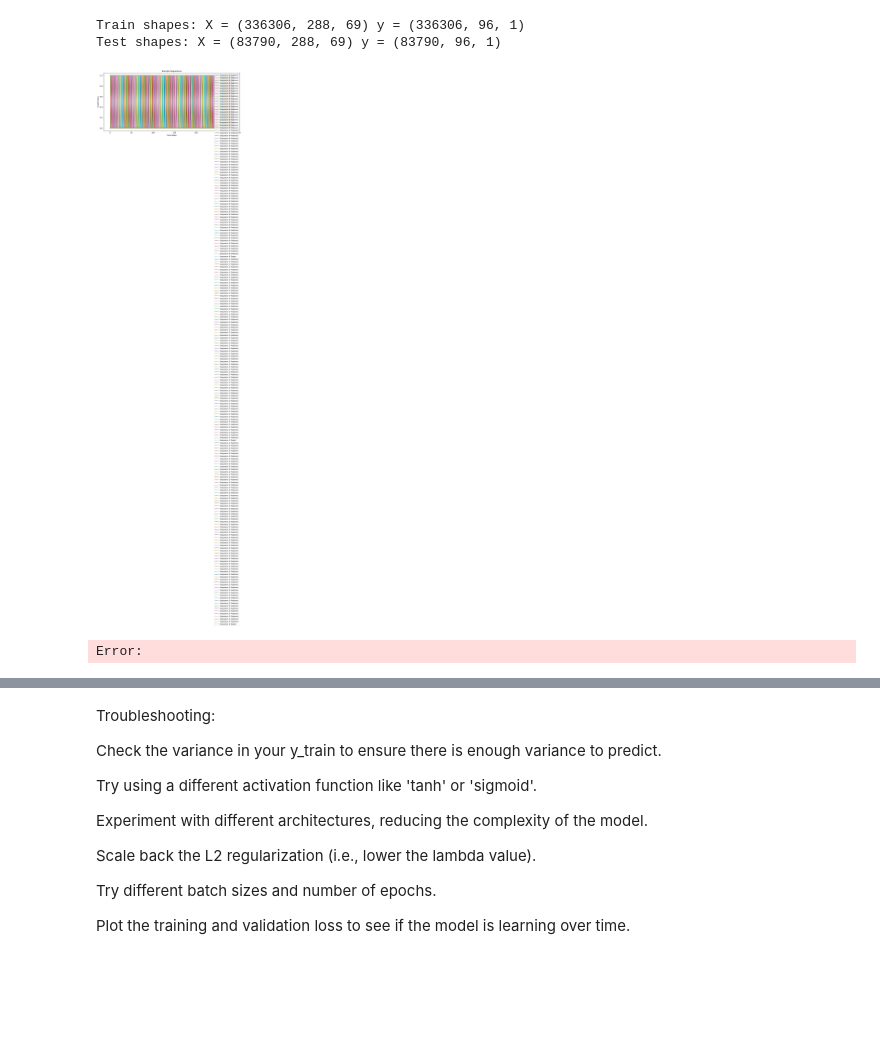
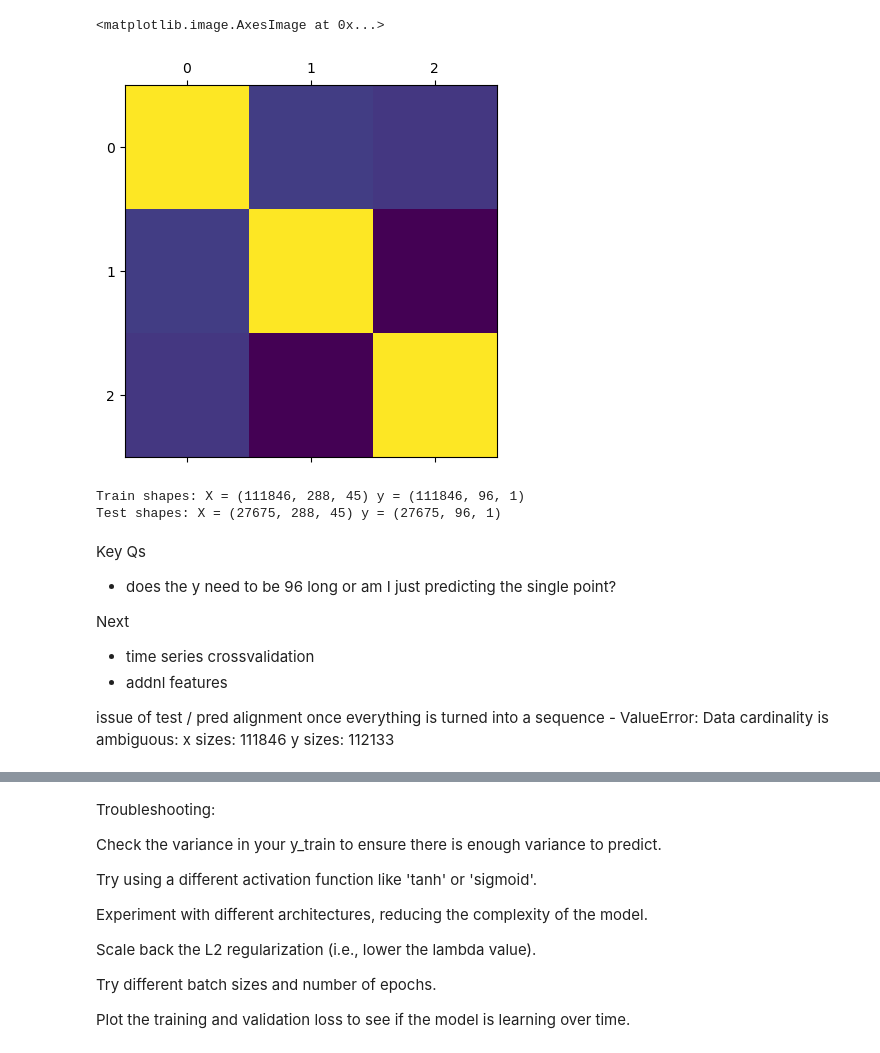
Before and after one commit to les-g-a/FinalProject_1.C01, a Jupyter notebook: DAMvsRTMLSTM.ipynb, the cells around one changed output, grey strips where cells are left out. Saved outputs shown, nothing was run; the diff lists cells and outputs as text; code cells hidden in the pictures; blank space fills up the shorter version.

Commit message:
Revised model to one hot days of week, simpler architecture

```diff
--- a/DAMvsRTMLSTM.ipynb
+++ b/DAMvsRTMLSTM.ipynb
@@ -497,3 +320,8 @@ def trim_data(df, num_timesteps=num_timesteps):
+# %%
+plt.matshow(df[['Settlement Point Price_DAM','Settlement Point Price_RTM','Settlement Point Price_RTM_lagged']].corr(), cmap='viridis')
+# %% [output]
+<matplotlib.image.AxesImage at 0x...>
+[figure, added]
 # %%
 # Print shapes to verify
 print("Train shapes: X =", X_train_encoded.shape, "y =", y_train_encoded.shape)
@@ -515,32 +343,43 @@ def plot_sequences(X, y, title='Sample Sequences'):
     plt.legend()
     plt.show()
 
-plot_sequences(X_train_encoded[:3], y_train_encoded[:3])
+#plot_sequences(X_train_encoded[:3], y_train_encoded[:3])
 # %% [output]
-Train shapes: X = (336306, 288, 69) y = (336306, 96, 1)
-Test shapes: X = (83790, 288, 69) y = (83790, 96, 1)
+Train shapes: X = (111846, 288, 45) y = (111846, 96, 1)
+Test shapes: X = (27675, 288, 45) y = (27675, 96, 1)
-[figure, removed]
 # %%
-# df_trimmed = trim_data(df)
-# X, y, months = encode_data(df=df_trimmed)
-# # Use the function to trim the data
-# #X_trimmed, y_trimmed = trim_data(X, y)
-# X_train_scaled, X_val_scaled, X_test_scaled, y_train_scaled, y_val_scaled, y_test_scaled, scaler_X, scaler_y = prep_LSTM_data(X=X, y=y, months=months)
-input_shape = (X_train_encoded.shape[1], X_train_encoded.shape[2])  # (num_timesteps, num_features)
+batch_size = 32
+sequence_length = 192
 
+input_shape = (batch_size,X_train_encoded.shape[1], X_train_encoded.shape[2])  # (num_timesteps, num_features)
+print(input_shape)
 BiLSTM_3layers = Sequential()
-BiLSTM_3layers.add(Bidirectional(LSTM(128, return_sequences=True, activation='tanh', kernel_regularizer=l2(0.01)), input_shape=input_shape))
-BiLSTM_3layers.add(Bidirectional(LSTM(64, return_sequences=True, activation='tanh', kernel_regularizer=l2(0.01))))
+#BiLSTM_3layers.add(Bidirectional(LSTM(128, return_sequences=True, activation='tanh', kernel_regularizer=l2(0.01)), input_shape=input_shape))
+BiLSTM_3layers.add(Bidirectional(LSTM(32, return_sequences=True, activation='tanh', kernel_regularizer=l2(0.01))))
 BiLSTM_3layers.add(Bidirectional(LSTM(10, return_sequences=False, activation='tanh', kernel_regularizer=l2(0.01))))
 BiLSTM_3layers.add(Dense(1))
-BiLSTM_3layers.compile(optimizer='adam', loss='mse')
+BiLSTM_3layers.compile(optimizer='adam', loss='mse', metrics=["mean_absolute_error"])
+#BiLSTM_3layers.build(input_shape)
+# Train model on CPU
+os.environ["CUDA_VISIBLE_DEVICES"] = "-1"
+
+
 # Train model
 #model_3.fit(X_train, y_train, epochs=100, batch_size=1, verbose=2)
 # Train the model
 # need to fix val TODO
-history = BiLSTM_3layers.fit(X_train_encoded, y_train_encoded, epochs=30, batch_size=32, verbose=2, validation_data=(X_test_encoded, y_test_encoded))
+# Define batch size and sequence length
+
+
+
+
+# # Create TimeseriesGenerator for training data
+# train_generator = TimeseriesGenerator(X_train, y_train, length=sequence_length, batch_size=batch_size)
+
+# # Create TimeseriesGenerator for validation data
+# val_generator = TimeseriesGenerator(X_test, y_test, length=sequence_length, batch_size=batch_size)
+
+# Train model using generator
+history = BiLSTM_3layers.fit(X_train_encoded,y_train_encoded, batch_size=batch_size, epochs=5, validation_data=(X_test_encoded, y_test_encoded))
 # Save model
-import datetime as dt
-BiLSTM_3layers.save('model_BiLSTM_3layers'+dt.now+'.h5')
+BiLSTM_3layers.save('model_BiLSTM_3layers_'+str(dt.datetime.now())+'.keras')
-# %% [output]
-Error:
@@ -546,0 +388,11 @@ Error:
+# %% [markdown]
+Key Qs
+- does the y need to be 96 long or am I just predicting the single point?
+
+Next
+- time series crossvalidation
+- addnl features
+
+issue of test / pred alignment once everything is turned into a sequence - ValueError: Data cardinality is ambiguous:
+  x sizes: 111846
+  y sizes: 112133
```
Also changed, not shown: parts of 30 cells of this notebook, 1 other file.
